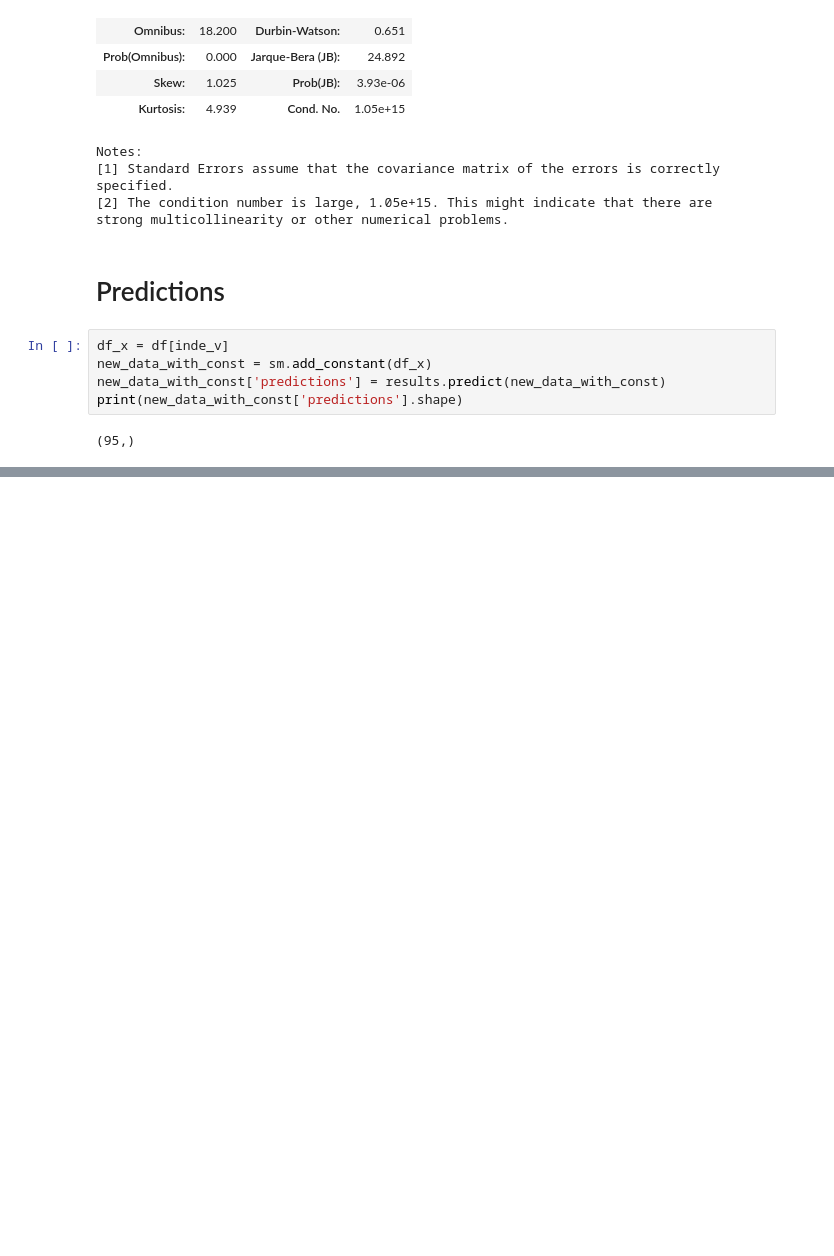
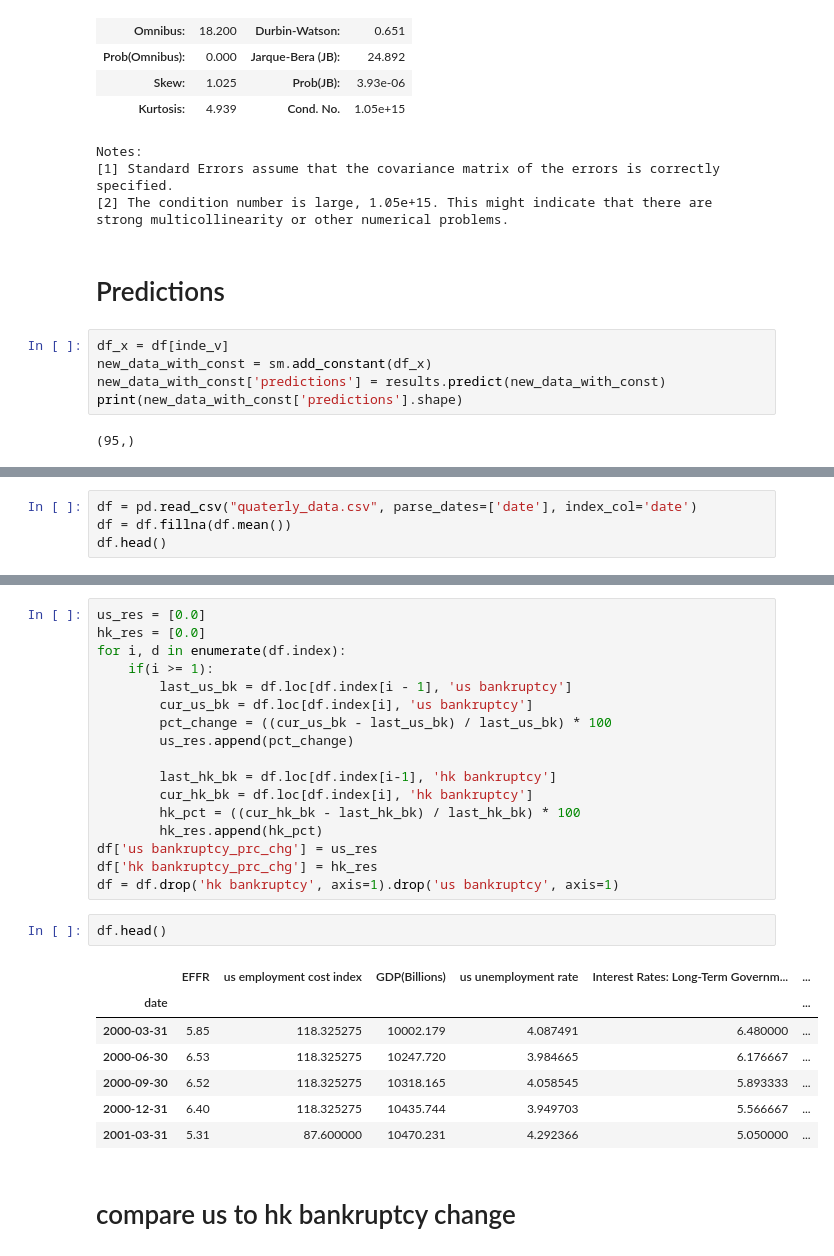
Before and after one commit to Justinlaau/fyp, a Jupyter notebook: code_notes.ipynb, the cells around one changed output, grey strips where cells are left out. Saved outputs shown, nothing was run; the diff lists cells and outputs as text; blank space fills up the shorter version.

```diff
--- a/code_notes.ipynb
+++ b/code_notes.ipynb
@@ -722,0 +607,4 @@ fig.update_layout(
+# %%
+df = pd.read_csv("quaterly_data.csv", parse_dates=['date'], index_col='date')
+df = df.fillna(df.mean())
+df.head()
@@ -722,0 +619,29 @@ fig.update_layout(
+# %%
+us_res = [0.0]
+hk_res = [0.0]
+for i, d in enumerate(df.index):
+    if(i >= 1):
+        last_us_bk = df.loc[df.index[i - 1], 'us bankruptcy']
+        cur_us_bk = df.loc[df.index[i], 'us bankruptcy']
+        pct_change = ((cur_us_bk - last_us_bk) / last_us_bk) * 100
+        us_res.append(pct_change)
+
+        last_hk_bk = df.loc[df.index[i-1], 'hk bankruptcy']
+        cur_hk_bk = df.loc[df.index[i], 'hk bankruptcy']
+        hk_pct = ((cur_hk_bk - last_hk_bk) / last_hk_bk) * 100
+        hk_res.append(hk_pct)
+df['us bankruptcy_prc_chg'] = us_res
+df['hk bankruptcy_prc_chg'] = hk_res
+df = df.drop('hk bankruptcy', axis=1).drop('us bankruptcy', axis=1)
+# %%
+df.head()
+# %% [output]
+|  | EFFR | us employment cost index | GDP(Billions) | us unemployment rate | Interest Rates: Long-Term Governm... | ... |
+| date |  |  |  |  |  | ... |
+| 2000-03-31 | 5.85 | 118.325275 | 10002.179 | 4.087491 | 6.480000 | ... |
+| 2000-06-30 | 6.53 | 118.325275 | 10247.720 | 3.984665 | 6.176667 | ... |
+| 2000-09-30 | 6.52 | 118.325275 | 10318.165 | 4.058545 | 5.893333 | ... |
+| 2000-12-31 | 6.40 | 118.325275 | 10435.744 | 3.949703 | 5.566667 | ... |
+| 2001-03-31 | 5.31 | 87.600000 | 10470.231 | 4.292366 | 5.050000 | ... |
+# %% [markdown]
+# compare us to hk bankruptcy change
```
Also changed, not shown: parts of 25 cells of this notebook.
